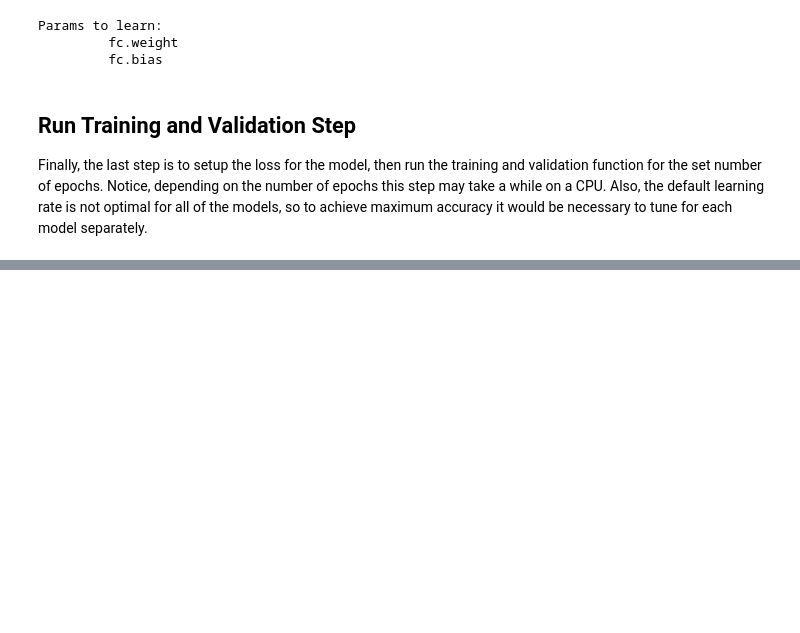
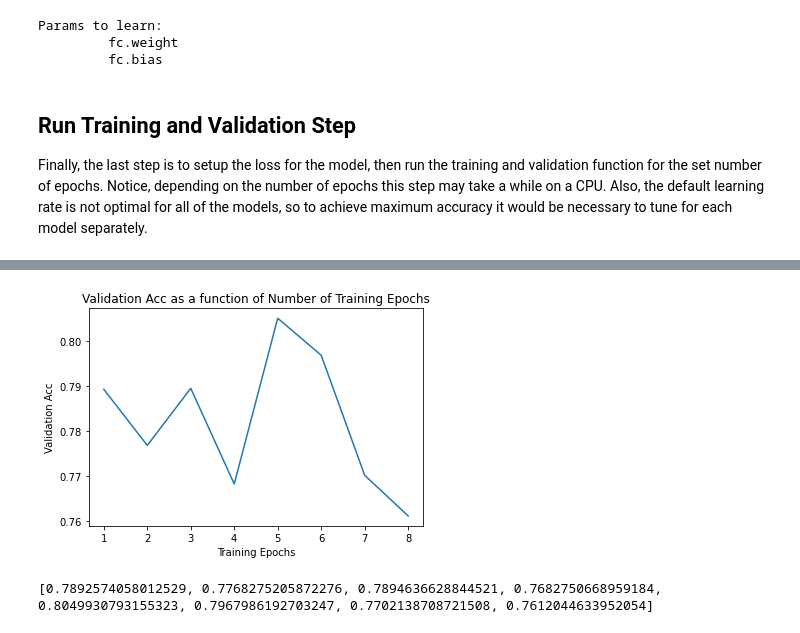
Before and after one commit to BrandonThaiTran/affective-computing-thesis, a Jupyter notebook: affectnet-analysis/affectnet_transfer_learning.ipynb, the cells around one changed output, grey strips where cells are left out. Saved outputs shown, nothing was run; the diff lists cells and outputs as text; code cells hidden in the pictures; blank space fills up the shorter version.

Commit message:
trained for 8 epochs

```diff
--- a/affectnet-analysis/affectnet_transfer_learning.ipynb
+++ b/affectnet-analysis/affectnet_transfer_learning.ipynb
@@ -80,7 +80,7 @@ num_classes = 2
 batch_size = 512
 
 # Number of epochs to train for
-num_epochs = 40
+num_epochs = 8
 
 # Flag for feature extracting. When False, we finetune the whole model,
 #   when True we only update the reshaped layer params
@@ -505,7 +511,7 @@ class AffectnetDataset(Dataset):
         df = pd.read_csv(csv_file)
         if reduce_size:
 #             batch_counter = 0
-            self.data_frame = df[:512]
+            self.data_frame = df[:100]
         else:
             self.data_frame = df
         self.data_dir = data_dir
@@ -525,8 +531,15 @@ class AffectnetDataset(Dataset):
         # Valence and Arousal
 #         label = np.array([self.data_frame.iloc[idx, 7:]])
 #         label = label.astype('float').reshape(2)
+#         label = torch.from_numpy(np.array([self.data_frame.iloc[idx, 7:]],dtype=np.float32).reshape(2))
+#         label = torch.tensor(self.data_frame.iloc[idx, 7:], dtype = torch.float32)
+
+        # Valence and Arousal
         label = torch.from_numpy(np.array([self.data_frame.iloc[idx, 7:]],dtype=np.float32).reshape(2))
-#         label = torch.tensor(self.data_frame.iloc[idx, 7:], dtype = torch.float32)
+
+        # for classification
+#         label = torch.from_numpy(np.array([self.data_frame.iloc[idx, 6]],dtype=np.int).reshape(1))
+
 
         sample = {'image': image, 'label': label}
 
@@ -656,9 +697,21 @@ KeyboardInterrupt:
 # %%
+# # Plot the training curves of validation loss vs. number of training epochs
+# plt.title("Validation Loss as a function of Number of Training Epochs")
+# plt.xlabel("Training Epochs")
+# plt.ylabel("Validation Loss")
+# plt.plot(range(1,num_epochs+1),hist)
+# plt.xticks(np.arange(1, num_epochs+1, 1.0))
+# plt.show()
+# print(hist)
+
 # Plot the training curves of validation loss vs. number of training epochs
-plt.title("Validation Loss as a function of Number of Training Epochs")
+plt.title("Validation Acc as a function of Number of Training Epochs")
 plt.xlabel("Training Epochs")
-plt.ylabel("Validation Loss")
+plt.ylabel("Validation Acc")
 plt.plot(range(1,num_epochs+1),hist)
 plt.xticks(np.arange(1, num_epochs+1, 1.0))
 plt.show()
 print(hist)
+# %% [output]
+[figure, added]
+[0.7892574058012529, 0.7768275205872276, 0.7894636628844521, 0.7682750668959184, 0.8049930793155323, 0.7967986192703247, 0.7702138708721508, 0.7612044633952054]
```
Also changed, not shown: parts of 3 cells of this notebook.
